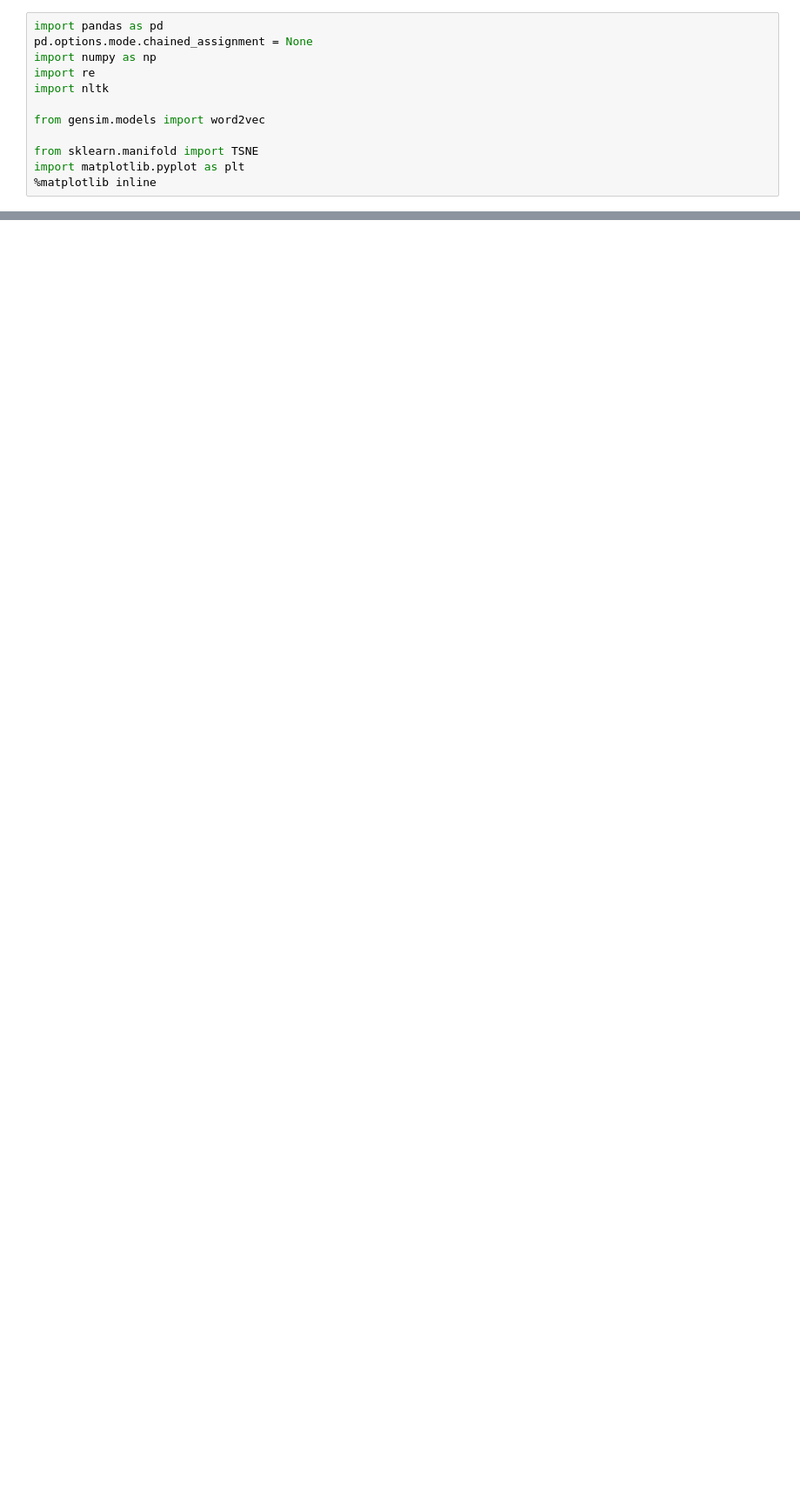
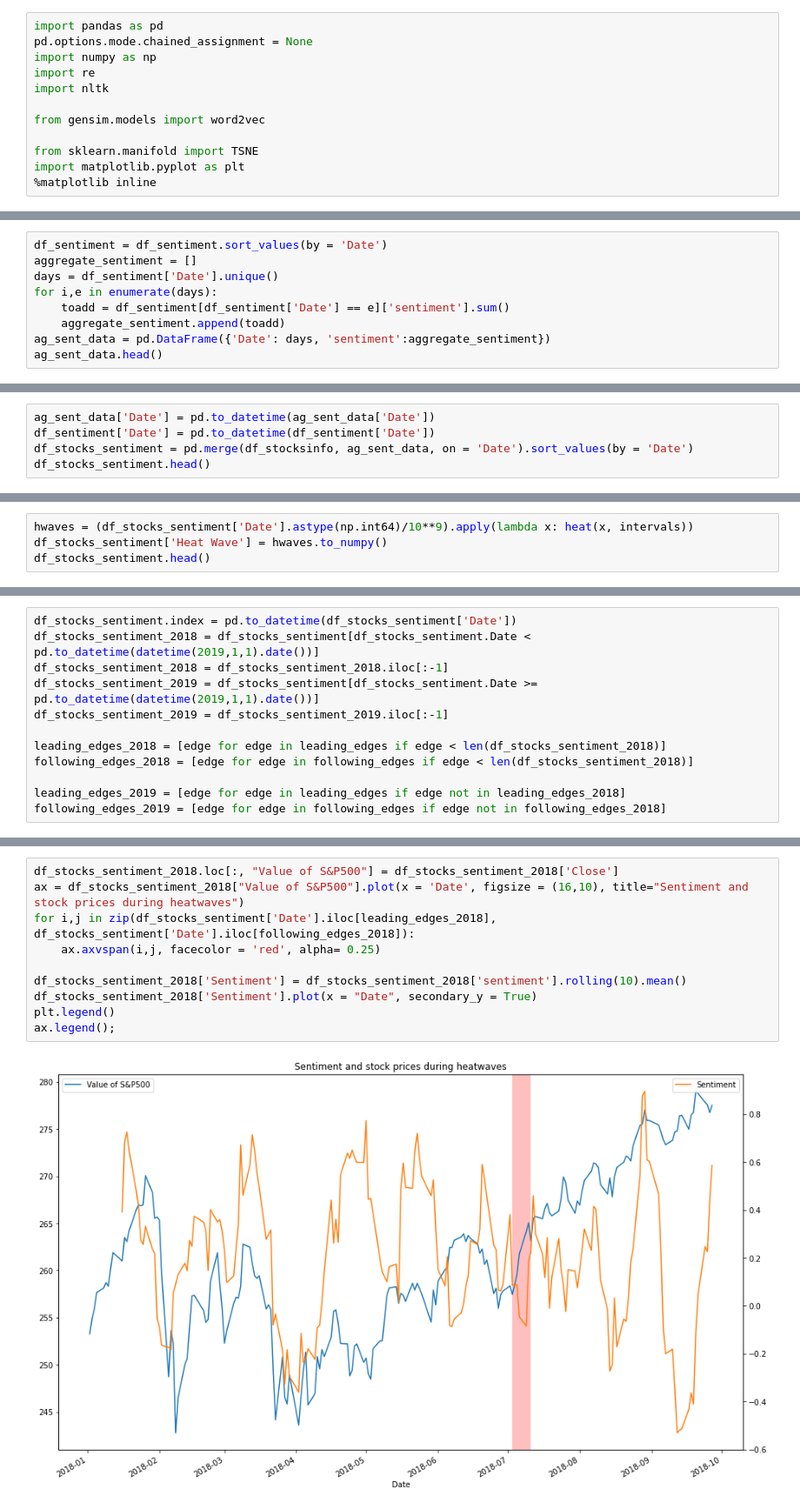
Before and after one commit to rubenkerkhofs/modern-data-analytics, a Jupyter notebook: RedditScrape.ipynb, the cells around one changed output, grey strips where cells are left out. Shown at 87% size. Drawn from its saved outputs; the diff is of its cells as text; blank space fills up the shorter version.

```diff
--- a/RedditScrape.ipynb
+++ b/RedditScrape.ipynb
@@ -570,0 +163,9 @@ df_stocks_sentiment_2019['avg5'].plot(x = "Date", secondary_y = True)
+# %%
+df_sentiment = df_sentiment.sort_values(by = 'Date')
+aggregate_sentiment = []
+days = df_sentiment['Date'].unique()
+for i,e in enumerate(days):
+    toadd = df_sentiment[df_sentiment['Date'] == e]['sentiment'].sum()
+    aggregate_sentiment.append(toadd)
+ag_sent_data = pd.DataFrame({'Date': days, 'sentiment':aggregate_sentiment})
+ag_sent_data.head()
@@ -570,0 +181,5 @@ df_stocks_sentiment_2019['avg5'].plot(x = "Date", secondary_y = True)
+# %%
+ag_sent_data['Date'] = pd.to_datetime(ag_sent_data['Date'])
+df_sentiment['Date'] = pd.to_datetime(df_sentiment['Date'])
+df_stocks_sentiment = pd.merge(df_stocksinfo, ag_sent_data, on = 'Date').sort_values(by = 'Date')
+df_stocks_sentiment.head()
@@ -570,0 +193,4 @@ df_stocks_sentiment_2019['avg5'].plot(x = "Date", secondary_y = True)
+# %%
+hwaves = (df_stocks_sentiment['Date'].astype(np.int64)/10**9).apply(lambda x: heat(x, intervals))
+df_stocks_sentiment['Heat Wave'] = hwaves.to_numpy()
+df_stocks_sentiment.head()
@@ -570,0 +244,12 @@ df_stocks_sentiment_2019['avg5'].plot(x = "Date", secondary_y = True)
+# %%
+df_stocks_sentiment.index = pd.to_datetime(df_stocks_sentiment['Date'])
+df_stocks_sentiment_2018 = df_stocks_sentiment[df_stocks_sentiment.Date < pd.to_datetime(datetime(2019,1,1).date())]
+df_stocks_sentiment_2018 = df_stocks_sentiment_2018.iloc[:-1]
+df_stocks_sentiment_2019 = df_stocks_sentiment[df_stocks_sentiment.Date >= pd.to_datetime(datetime(2019,1,1).date())]
+df_stocks_sentiment_2019 = df_stocks_sentiment_2019.iloc[:-1]
+
+leading_edges_2018 = [edge for edge in leading_edges if edge < len(df_stocks_sentiment_2018)]
+following_edges_2018 = [edge for edge in following_edges if edge < len(df_stocks_sentiment_2018)]
+
+leading_edges_2019 = [edge for edge in leading_edges if edge not in leading_edges_2018]
+following_edges_2019 = [edge for edge in following_edges if edge not in following_edges_2018]
@@ -570,0 +258,12 @@ df_stocks_sentiment_2019['avg5'].plot(x = "Date", secondary_y = True)
+# %%
+df_stocks_sentiment_2018.loc[:, "Value of S&P500"] = df_stocks_sentiment_2018['Close']
+ax = df_stocks_sentiment_2018["Value of S&P500"].plot(x = 'Date', figsize = (16,10), title="Sentiment and stock prices during heatwaves")
+for i,j in zip(df_stocks_sentiment['Date'].iloc[leading_edges_2018], df_stocks_sentiment['Date'].iloc[following_edges_2018]):
+    ax.axvspan(i,j, facecolor = 'red', alpha= 0.25)
+
+df_stocks_sentiment_2018['Sentiment'] = df_stocks_sentiment_2018['sentiment'].rolling(10).mean()
+df_stocks_sentiment_2018['Sentiment'].plot(x = "Date", secondary_y = True)
+plt.legend()
+ax.legend();
+# %% [output]
+[figure, added]
```
Also changed, not shown: parts of 85 cells of this notebook, 17 other files.
